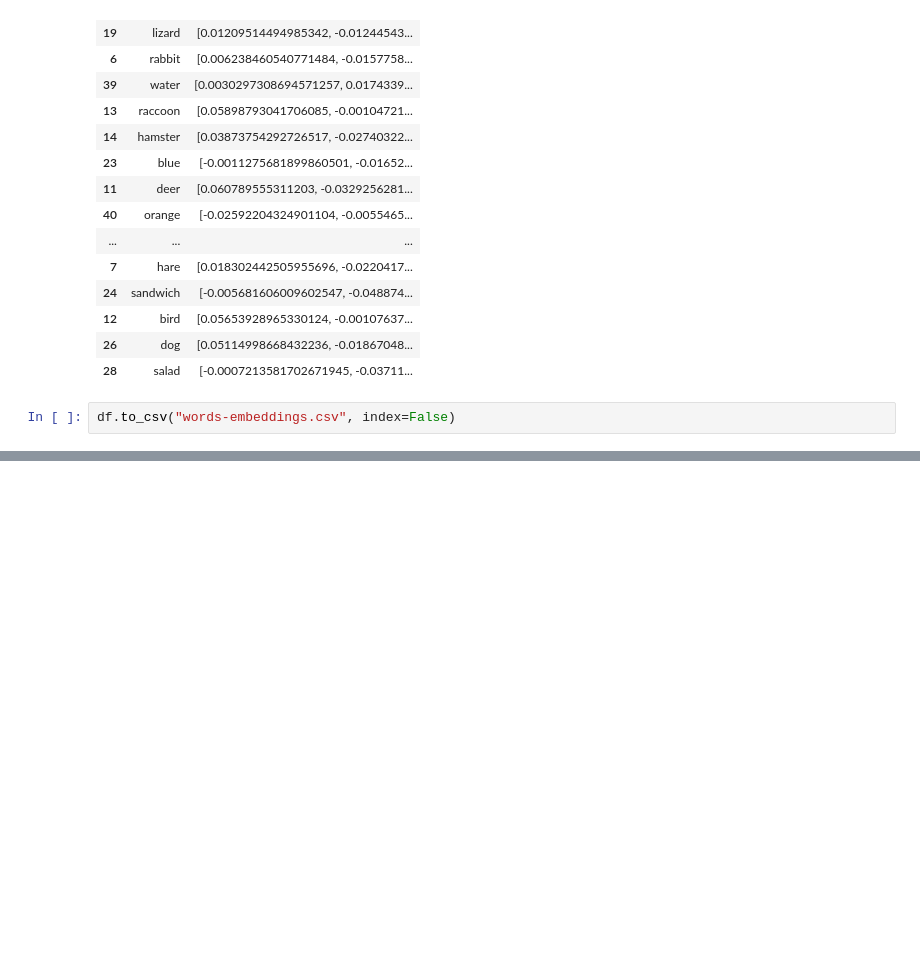
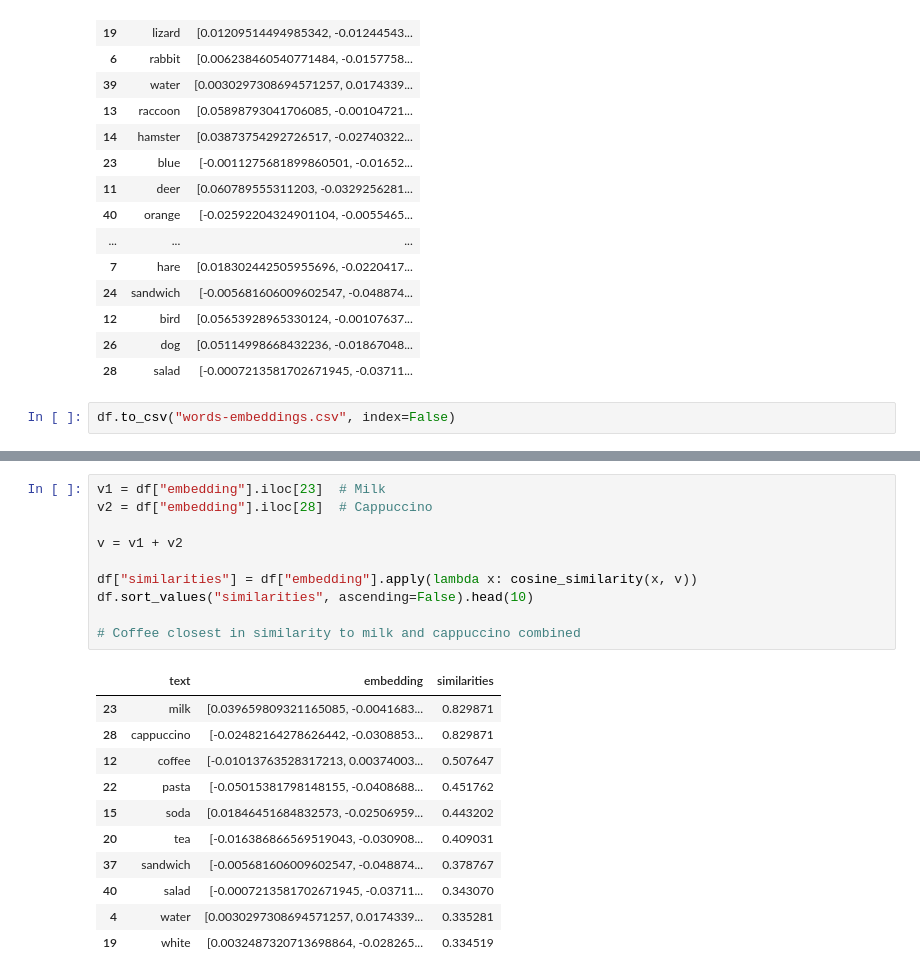
Before and after one commit to Jhonneg/py-langchain, a Jupyter notebook: embeddings.ipynb, the cells around one changed output, grey strips where cells are left out. Saved outputs shown, nothing was run; the diff lists cells and outputs as text; blank space fills up the shorter version.

```diff
--- a/embeddings.ipynb
+++ b/embeddings.ipynb
@@ -80,0 +179,22 @@ df.to_csv("words-embeddings.csv", index=False)
+# %%
+v1 = df["embedding"].iloc[23]  # Milk
+v2 = df["embedding"].iloc[28]  # Cappuccino
+
+v = v1 + v2
+
+df["similarities"] = df["embedding"].apply(lambda x: cosine_similarity(x, v))
+df.sort_values("similarities", ascending=False).head(10)
+
+# Coffee closest in similarity to milk and cappuccino combined
+# %% [output]
+|  | text | embedding | similarities |
+| 23 | milk | [0.039659809321165085, -0.0041683... | 0.829871 |
+| 28 | cappuccino | [-0.02482164278626442, -0.0308853... | 0.829871 |
+| 12 | coffee | [-0.01013763528317213, 0.00374003... | 0.507647 |
+| 22 | pasta | [-0.05015381798148155, -0.0408688... | 0.451762 |
+| 15 | soda | [0.01846451684832573, -0.02506959... | 0.443202 |
+| 20 | tea | [-0.016386866569519043, -0.030908... | 0.409031 |
+| 37 | sandwich | [-0.005681606009602547, -0.048874... | 0.378767 |
+| 40 | salad | [-0.0007213581702671945, -0.03711... | 0.343070 |
+| 4 | water | [0.0030297308694571257, 0.0174339... | 0.335281 |
+| 19 | white | [0.0032487320713698864, -0.028265... | 0.334519 |
```
Also changed, not shown: parts of 10 cells of this notebook.
